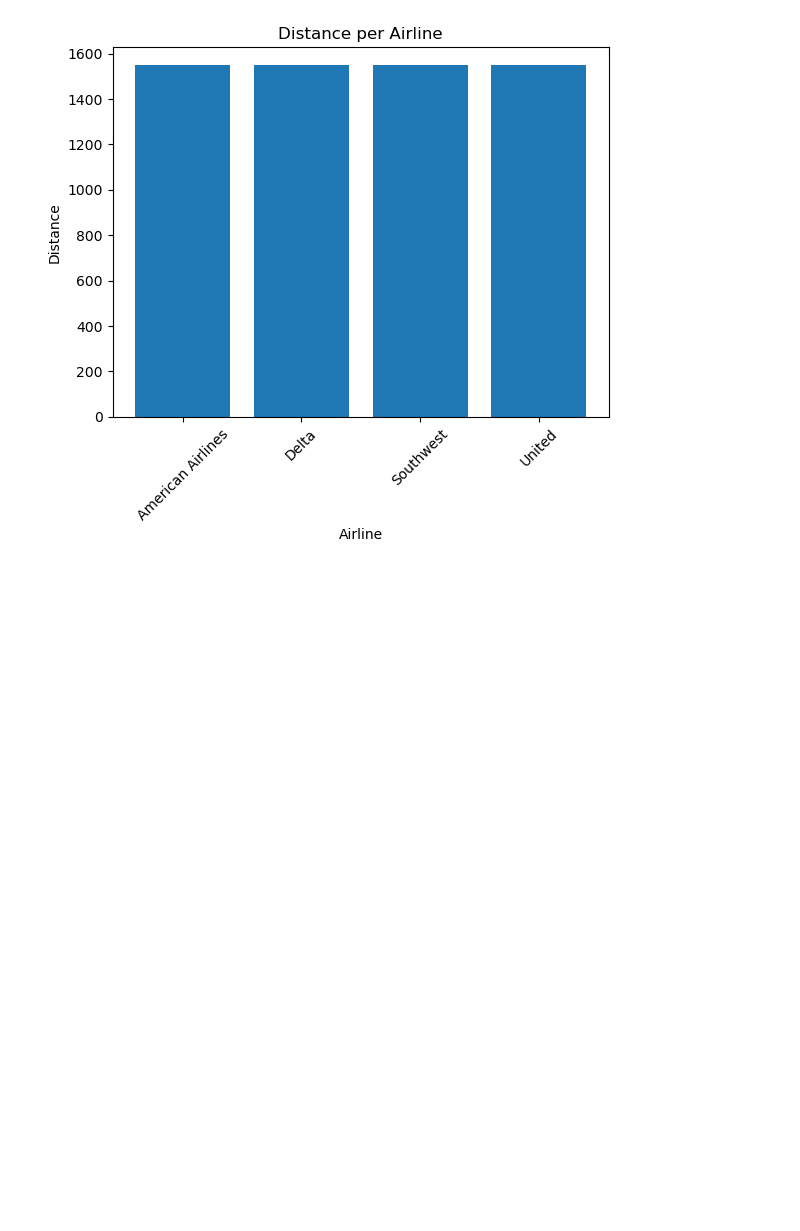
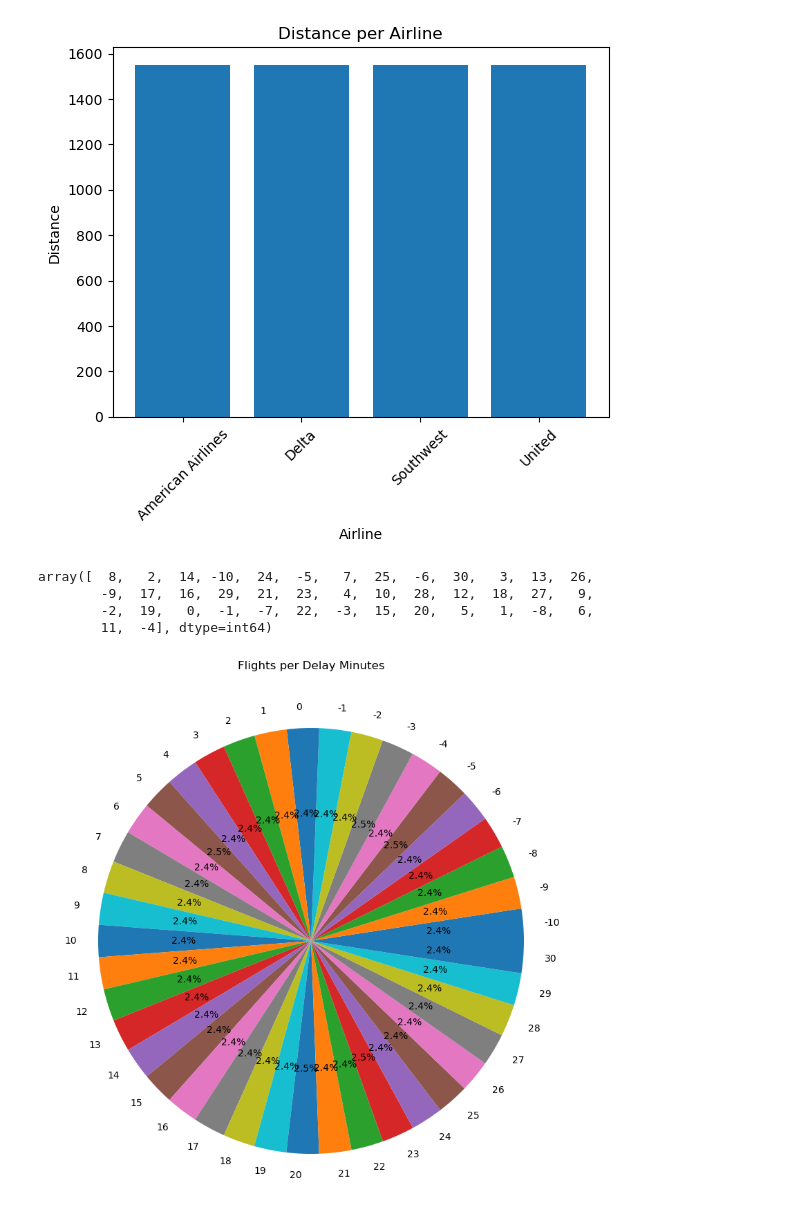
Before and after one commit to achatzieleftheriou/team2, a Jupyter notebook: transformation/csv_marios_tranformation.ipynb, the cells around one changed output. Drawn from its saved outputs; the diff is of its cells as text; code cells hidden in the pictures; blank space fills up the shorter version.

```diff
--- a/transformation/csv_marios_tranformation.ipynb
+++ b/transformation/csv_marios_tranformation.ipynb
@@ -220,3 +185,18 @@ plt.xticks(rotation=45)  # optional, helps long names show clearly
 plt.show()
 # %% [output]
 [figure]
+# %%
+flights['DelayMinutes'].unique()
+# %% [output]
+array([  8,   2,  14, -10,  24,  -5,   7,  25,  -6,  30,   3,  13,  26,
+        -9,  17,  16,  29,  21,  23,   4,  10,  28,  12,  18,  27,   9,
+        -2,  19,   0,  -1,  -7,  22,  -3,  15,  20,   5,   1,  -8,   6,
+        11,  -4], dtype=int64)
+# %%
+delay_counts = flights.groupby('DelayMinutes')['FlightID'].count()
+plt.figure(figsize=(10,10))
+plt.pie(delay_counts.values, labels=delay_counts.index, autopct="%1.1f%%")
+plt.title("Flights per Delay Minutes")
+plt.show()
+# %% [output]
+[figure, added]
```
Also changed, not shown: parts of 8 cells of this notebook, 1 other file.
